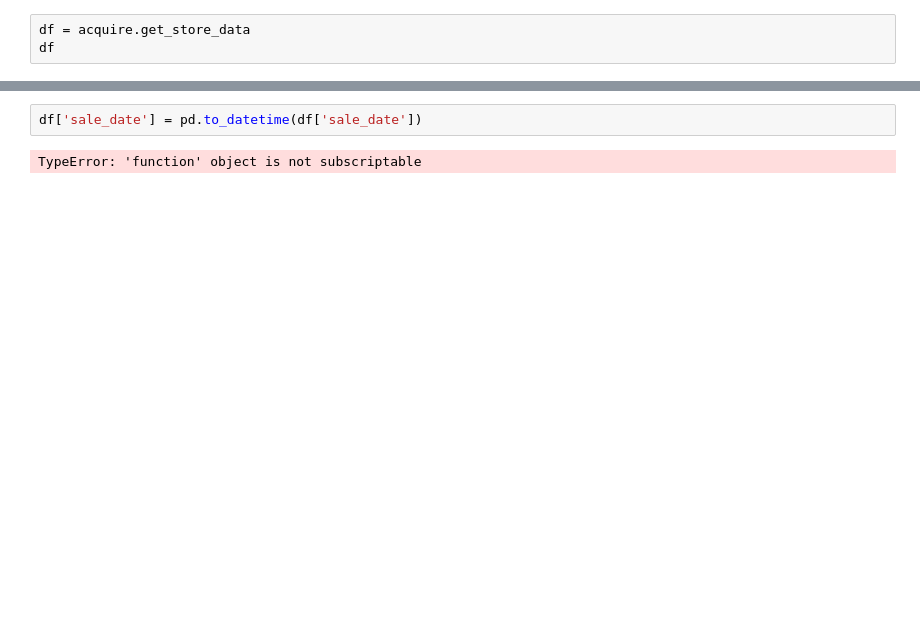
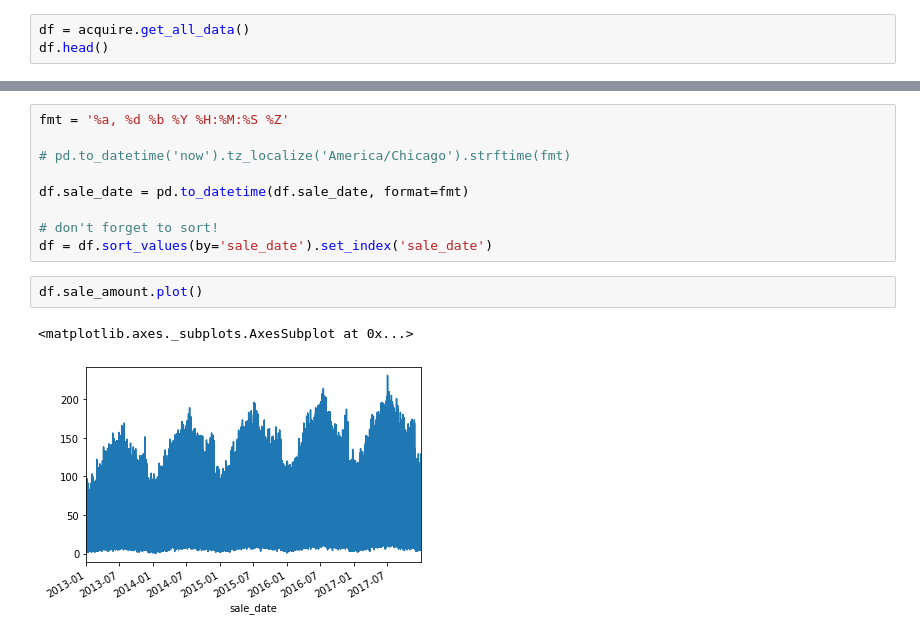
Before and after one commit to Mattsantos541/ds-methodologies-exercises, a Jupyter notebook: time_series/prepare- exercise.ipynb, the cells around one changed output, grey strips where cells are left out. Drawn from its saved outputs; the diff is of its cells as text; blank space fills up the shorter version.

```diff
--- a/time_series/prepare- exercise.ipynb
+++ b/time_series/prepare- exercise.ipynb
@@ -3,6 +5,6 @@ import pandas as pd
 import matplotlib as plt
 import acquire
 # %%
-df = acquire.get_store_data
-df
+df = acquire.get_all_data()
+df.head()
 # %% [output]
@@ -10,4 +17,14 @@ df
-# %%
-df['sale_date'] = pd.to_datetime(df['sale_date'])
-# %% [output]
-TypeError: 'function' object is not subscriptable
+# %%
+fmt = '%a, %d %b %Y %H:%M:%S %Z'
+
+# pd.to_datetime('now').tz_localize('America/Chicago').strftime(fmt)
+
+df.sale_date = pd.to_datetime(df.sale_date, format=fmt)
+
+# don't forget to sort!
+df = df.sort_values(by='sale_date').set_index('sale_date')
+# %%
+df.sale_amount.plot()
+# %% [output]
+<matplotlib.axes._subplots.AxesSubplot at 0x...>
+[figure, added]
```
Also changed, not shown: parts of 13 cells of this notebook, 2 other files.
